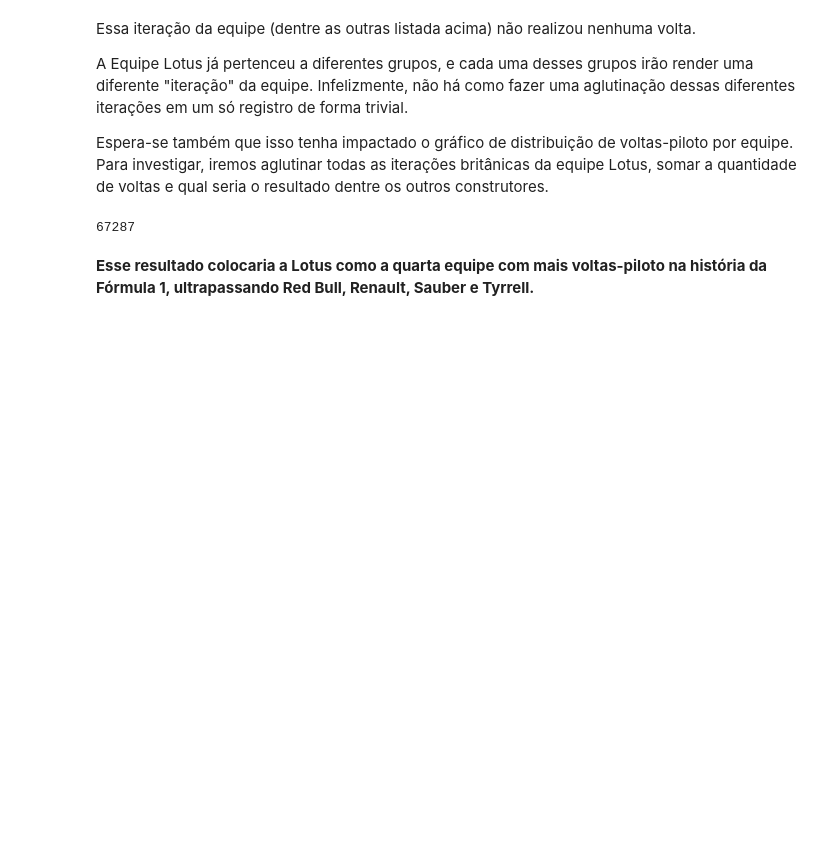
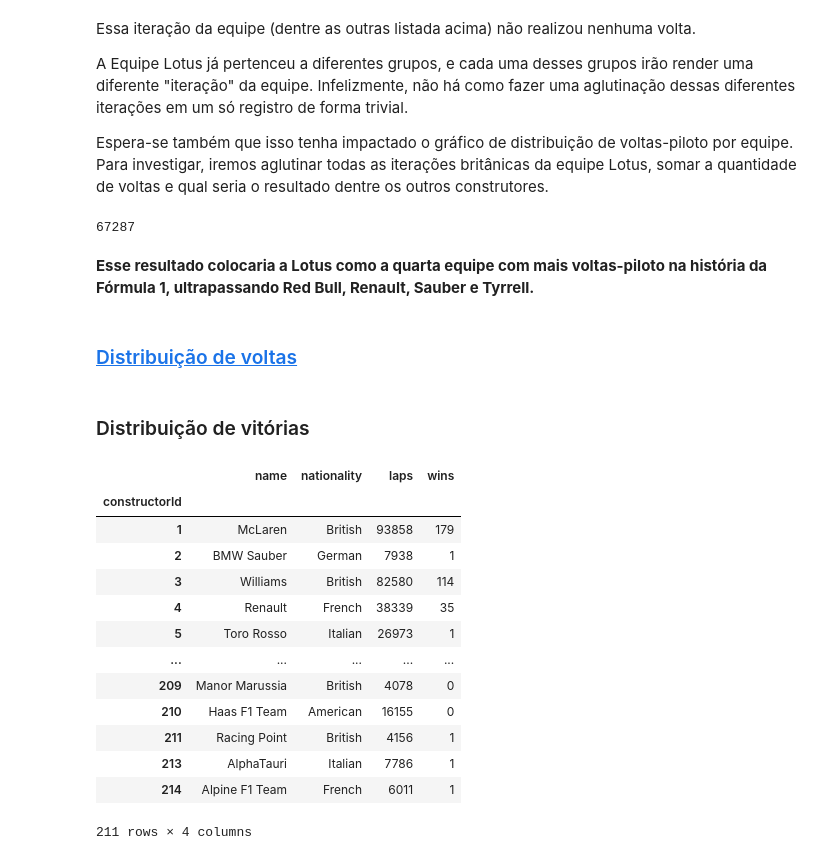
Before and after one commit to GuiCT/data-science-uni, a Jupyter notebook: analysis.ipynb, the cells around one changed output. Cells and saved outputs as stored; diff of their text form; code cells hidden in the pictures; blank space fills up the shorter version.

Commit message:
(constructors-visualization): wins distribution

```diff
--- a/analysis.ipynb
+++ b/analysis.ipynb
@@ -215,3 +213,33 @@ total_laps
 67287
 # %% [markdown]
 **Esse resultado colocaria a Lotus como a quarta equipe com mais voltas-piloto na história da Fórmula 1, ultrapassando Red Bull, Renault, Sauber e Tyrrell.**
+# %% [markdown]
+### [Distribuição de voltas](#constructor_lap_distribution)
+# %% [markdown]
+### Distribuição de vitórias
+# %%
+if "wins" in constructors_df.columns:
+    constructors_df = constructors_df.drop("wins", axis=1)
+constructors_df_wins = result_df_raw[[
+    "constructorId",
+    "position"
+]].query("position == '1'").groupby("constructorId").count()
+constructors_df_wins.columns = ["wins"]
+constructors_df = constructors_df.join(constructors_df_wins)
+constructors_df = constructors_df.fillna(0).astype({"wins": int})
+constructors_df
+# %% [output]
+|  | name | nationality | laps | wins |
+| constructorId |  |  |  |  |
+| 1 | McLaren | British | 93858 | 179 |
+| 2 | BMW Sauber | German | 7938 | 1 |
+| 3 | Williams | British | 82580 | 114 |
+| 4 | Renault | French | 38339 | 35 |
+| 5 | Toro Rosso | Italian | 26973 | 1 |
+| ... | ... | ... | ... | ... |
+| 209 | Manor Marussia | British | 4078 | 0 |
+| 210 | Haas F1 Team | American | 16155 | 0 |
+| 211 | Racing Point | British | 4156 | 1 |
+| 213 | AlphaTauri | Italian | 7786 | 1 |
+| 214 | Alpine F1 Team | French | 6011 | 1 |
+211 rows × 4 columns
```
Also changed, not shown: parts of 2 cells of this notebook.
